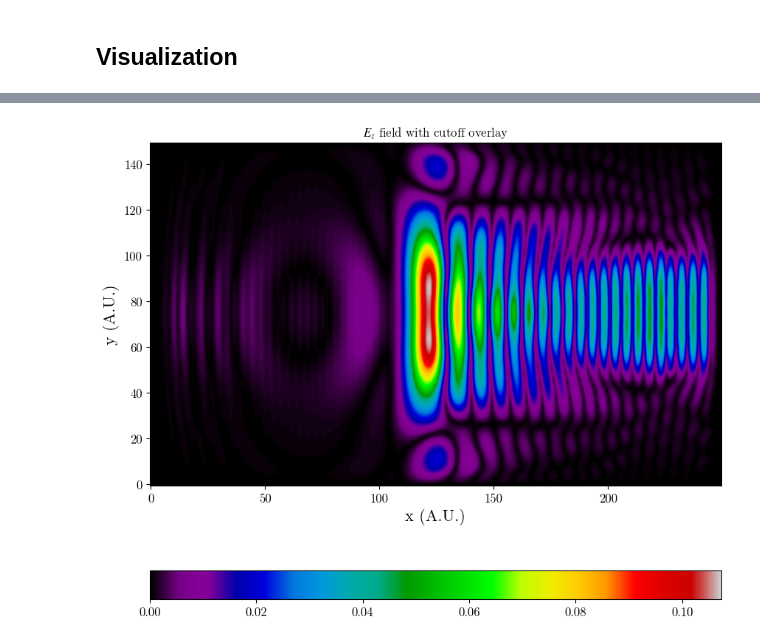
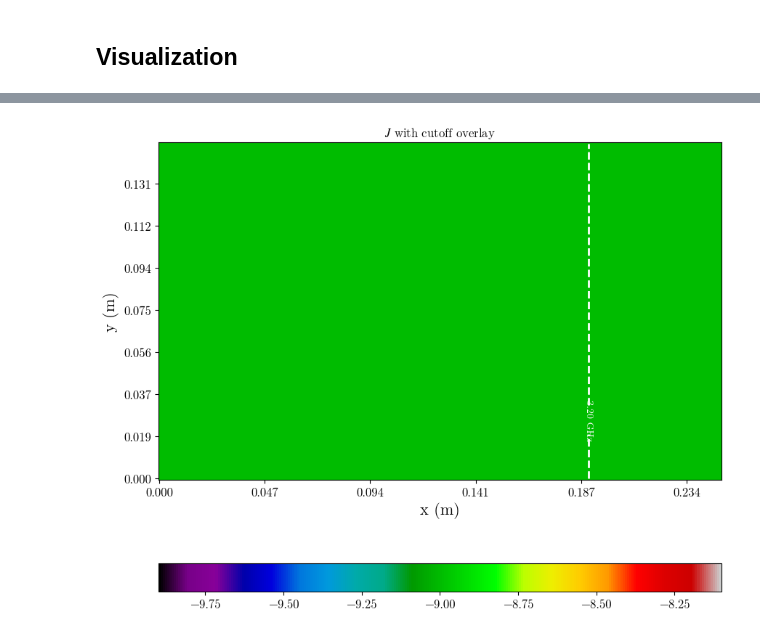
Before and after one commit to Pierre-Alexandre-Gourdain/fdtd, a Jupyter notebook: cutoff_test.ipynb, the cells around one changed output, grey strips where cells are left out. Saved outputs shown, nothing was run; the diff lists cells and outputs as text; code cells hidden in the pictures.

```diff
--- a/cutoff_test.ipynb
+++ b/cutoff_test.ipynb
@@ -162,12 +164,16 @@ n_e=bd.zeros(grid.E.shape)
 B_T=bd.zeros(grid.E.shape)
 B_T[:,:,:,0] += MAGNETIC_FIELD
 for j in range(4*grid.Ny//5):
-    n_e[:,j,0:1,0:3]=DENSITY*(1.-j*1./(4*grid.Ny//5-1))
+    n_e[:,j,0:1,:]=DENSITY*(1.-j*1./(4*grid.Ny//5-1))
 for j in range(grid.Ny):
     B_T[:,j,0:1,0]=MAGNETIC_FIELD/(1+0.5*j*1./(grid.Ny-1))
 grid.n_e += n_e
 grid.B_T = B_T
-# grid.omega=bd.sqrt(q_e**2*n_e/(eps0*m_e))
+# omega=bd.sqrt(q_e**2*n_e/(eps0*m_e))
+# permittivity=(1-(omega/(2.*3.1416*FREQUENCY))**2)
+# grid.inverse_permittivity=1./permittivity
+# print(bd.max(grid.inverse_permittivity).item())
+# print(bd.min(grid.inverse_permittivity).item())
 # grid.OMEGA=q_e*B_T/m_e
 
 print("Time step ",dt)
@@ -192,19 +200,19 @@ New Courant Number  0.25
 boundaries
 # %%
 # grid[0, :, :] = fdtd.PMLBoundary(name="xbounds")
-grid[0:12*SCALE, :, :] = fdtd.PML(name="pml_xlow")
-grid[-12*SCALE:, :, :] = fdtd.PML(name="pml_xhigh")
+grid[0:10*SCALE, :, :] = fdtd.PML(name="pml_xlow")
+grid[-10*SCALE:, :, :] = fdtd.PML(name="pml_xhigh")
 
 # grid[:, 0, :] = fdtd.PMLBoundary(name="ybounds")
-grid[:, 0:12*SCALE, :] = fdtd.PML(name="pml_ylow")
-grid[:, -12*SCALE:, :] = fdtd.PML(name="pml_yhigh")
+grid[:, 0:10*SCALE, :] = fdtd.PML(name="pml_ylow")
+grid[:, -10*SCALE:, :] = fdtd.PML(name="pml_yhigh")
 
 grid[:, :, 0] = fdtd.PeriodicBoundary(name="zbounds")
 # %% [markdown]
 sources
 # %%
 grid[int(-0.2*grid.Nx+grid.Nx/2):int(0.2*grid.Nx+grid.Nx/2)+1, int(.9*grid.Ny):int(.9*grid.Ny), 0] = fdtd.LineSource(
-    period=WAVELENGTH / LIGHT_SPEED, name="linesource"
+    period=1. / FREQUENCY, name="linesource"
 )
 # grid[100, 60, 0] = fdtd.PointSource(
 #     period=WAVELENGTH / SPEED_LIGHT, name="pointsource",
@@ -265,4 +274,5 @@ grid.visualize(cmap="Blues",z=0,save=True,folder="./")
 E_xy=(grid.E[:, :, 0, 0]**2+grid.E[:, :, 0, 1]**2)**0.5
 E_z=(grid.E[:, :, 0, 2]**2)**0.5
 E_norm=(grid.E[:, :, 0, 0]**2+grid.E[:, :, 0, 1]**2+grid.E[:, :, 0, 2]**2)**0.5
+J_norm=(grid.J[:, :, 0, 0]**2+grid.J[:, :, 0, 1]**2+grid.J[:, :, 0, 2]**2)**0.5
 E_r=E_z/(E_xy+1e-4)
@@ -289,44 +279,43 @@ plt.show()
 # %%
-import matplotlib.pyplot as plt
-import numpy as np
-
 fig, ax = plt.subplots(figsize=(10, 10))
 
 # Plot your electric field
-im = ax.imshow(bd.numpy(E_z), cmap=plt.cm.nipy_spectral, origin='lower')
+im = ax.imshow(np.log(bd.numpy(J_norm)+1e-9)/np.log(10), cmap=plt.cm.nipy_spectral, origin='lower')
 im.set_interpolation('bicubic')
 
 # Overlay equi-cutoff contour(s)
-f_target = FREQUENCY  # example cutoff frequency (change this)
+f_target = FREQUENCY/5  # example cutoff frequency (change this)
 cutoffs_np = bd.numpy(grid.omega[:,:,0,0]/2./3.1416)  # convert to numpy if needed
 
 # Draw contour where cutoff = f_target
 CS = ax.contour(
     cutoffs_np,
     levels=[f_target],
     colors='white',     # color of contour
     linewidths=2,
     linestyles='--'
 )
 
 # Optional: label the contour with its frequency
 ax.clabel(
     CS,
     inline=True,
     fontsize=10,
     fmt=lambda x: f"{x/1e9:.2f} GHz",
 )
 
 # Add colorbar and labels
 cb = fig.colorbar(im, orientation='horizontal')
-ax.set_xlabel('x (A.U.)')
-ax.set_ylabel('y (A.U.)')
-ax.set_title('$E_z$ field with cutoff overlay')
+ax.xaxis.set_major_formatter(mticker.FuncFormatter(lambda val, pos: f"{val*grid.grid_spacing:.3f}"))
+ax.yaxis.set_major_formatter(mticker.FuncFormatter(lambda val, pos: f"{val*grid.grid_spacing:.3f}"))
+ax.set_xlabel('x (m)')
+ax.set_ylabel('y (m)')
+ax.set_title('$J$ with cutoff overlay')
 
-plt.savefig("test_with_cutoff.png",
+plt.savefig("J.png",
             bbox_inches='tight',
             transparent=True,
             pad_inches=0)
 plt.show()
 # %% [output]
-[figure, old version]
+[figure, new version]
```
Also changed, not shown: parts of 9 cells of this notebook, 3 other files.
